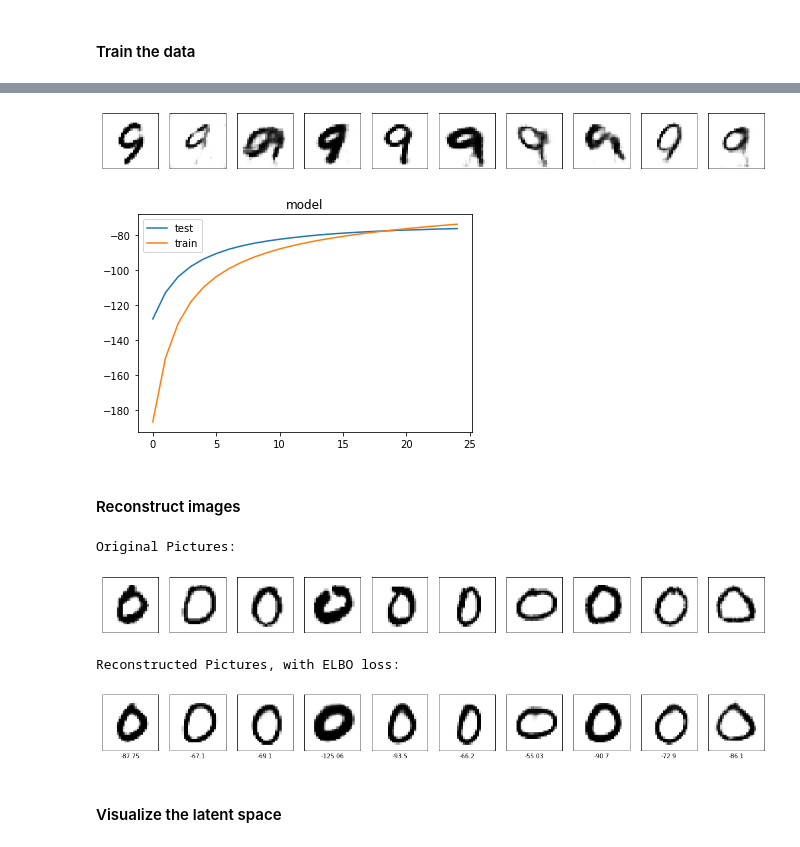
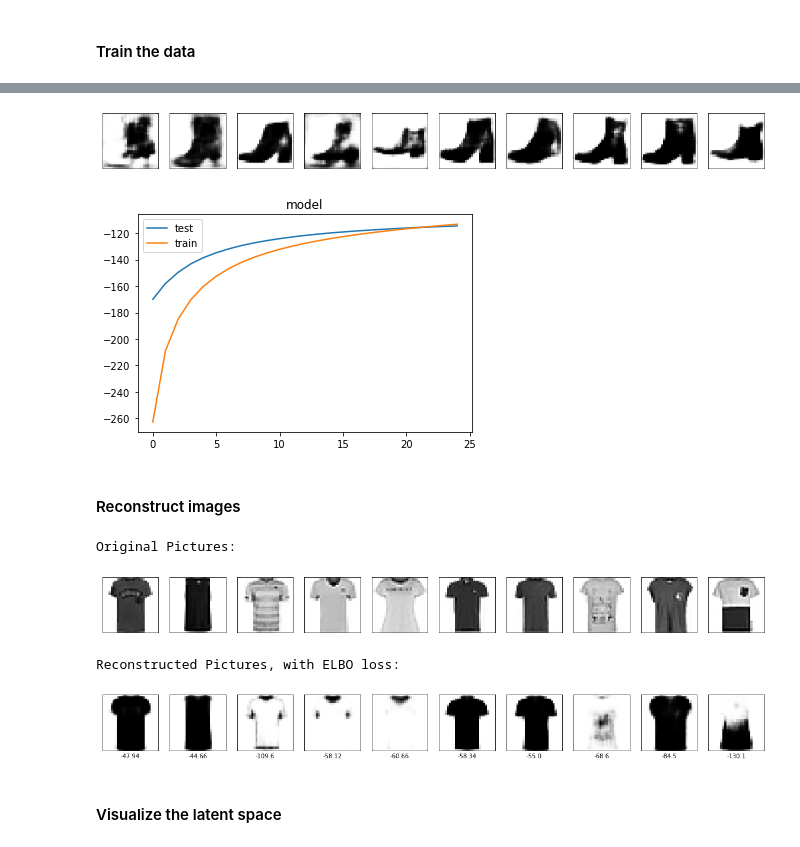
Before and after one commit to lorenzosintini/4YP, a Jupyter notebook: Models_v2/Conv_VAE_v2.ipynb, the cells around one changed output, grey strips where cells are left out. Cells and saved outputs as stored; diff of their text form; code cells hidden in the pictures.

```diff
--- a/Models_v2/Conv_VAE_v2.ipynb
+++ b/Models_v2/Conv_VAE_v2.ipynb
@@ -25,15 +32,6 @@ TensorFlow 2.x selected.
 # %% [markdown]
 #### Import Data and plot it
 # %%
-mnist = tf.keras.datasets.mnist
-(x_train, y_train), (x_test, y_test) = mnist.load_data()
-
-class_names = ['Zero','One', 'Two', 'Three', 'Four', 'Five','Six', 'Seven', 'Eight', 'Nine']
-N_image_channels = 1
-N_class = len(class_names)
-image_shape = x_train.shape[1:3]
-input_range = np.amax(x_train)
-
 def plot_images(x_train, y_train, figures_to_plot, pick_random=False, include_labels=True):
     n_rows = np.ceil((figures_to_plot[1])/10)
     plot = plt.figure(figsize=[20,2*n_rows])
@@ -48,4 +46,4 @@ def plot_images(x_train, y_train, figures_to_plot, pick_random=False, include_la
             plt.xlabel(y_train[pic_n])
     plt.show()
 
-plot_images(x_train, y_train, [0,10])
+#plot_images(x_train, y_train, [0,10])
@@ -172,7 +168,7 @@ def calculate_ssim(model, x):
 # %% [markdown]
 #### Define the optimizer
 # %%
-optimizer = tf.keras.optimizers.Adam(learning_rate = 0.001)
+optimizer = tf.keras.optimizers.Adam(learning_rate = 0.0003)
 # %% [markdown]
 #### Define loss metrics
 # %%
@@ -242,3 +238,13 @@ def change_ratio(x, y, chosen_classes, chosen_numbers):
         x_new = np.concatenate((x_new, x_class))
         y_new = np.concatenate((y_new, y_class))
     return x_new, y_new
+# %%
+mnist = tf.keras.datasets.mnist
+fashion_mnist = tf.keras.datasets.fashion_mnist
+(x_train, y_train), (x_test, y_test) = fashion_mnist.load_data()
+
+class_names = ['Zero','One', 'Two', 'Three', 'Four', 'Five','Six', 'Seven', 'Eight', 'Nine']
+N_image_channels = 1
+N_class = len(class_names)
+image_shape = x_train.shape[1:3]
+input_range = np.amax(x_train)
@@ -245,8 +260,8 @@ def change_ratio(x, y, chosen_classes, chosen_numbers):
 # %%
 chosen_classes=[0,1,2,3,4,5,6,7,8,9]
-chosen_numbers = [5400, 5400, 5400, 5400, 5400, 5400, 5400, 5400, 5400, 5400]
+chosen_numbers = [-1, -1, -1, -1, -1, -1, -1, -1, -1, -1]
 x_train, y_train = change_ratio(x_train, y_train, chosen_classes, chosen_numbers)
-chosen_numbers = [850, 850, 850, 850, 850, 850, 850, 850, 850, 850]
+chosen_numbers = [-1, -1, -1, -1, -1, -1, -1, -1, -1, -1]
 x_test, y_test = change_ratio(x_test, y_test, chosen_classes, chosen_numbers)
 
 x_train_0, y_train_0, x_test_0, y_test_0, train_dataset_0, test_dataset_0 = setup_dataset(x_train, y_train, x_test, y_test, chosen_classes=[0])
@@ -260,39 +275,39 @@ x_train_7, y_train_7, x_test_7, y_test_7, train_dataset_7, test_dataset_7 = setu
 x_train_8, y_train_8, x_test_8, y_test_8, train_dataset_8, test_dataset_8 = setup_dataset(x_train, y_train, x_test, y_test, chosen_classes=[8])
 x_train_9, y_train_9, x_test_9, y_test_9, train_dataset_9, test_dataset_9 = setup_dataset(x_train, y_train, x_test, y_test, chosen_classes=[9])
 
-z_size = 10
+z_size = 15
 model_0 = CVAE(z_size)
 model_1 = CVAE(z_size)
 model_2 = CVAE(z_size)
 model_3 = CVAE(z_size)
 model_4 = CVAE(z_size)
 model_5 = CVAE(z_size)
 model_6 = CVAE(z_size)
 model_7 = CVAE(z_size)
 model_8 = CVAE(z_size)
 model_9 = CVAE(z_size)
 
 model_dict = {'0' : model_0,
               '1' : model_1,
 		          '2' : model_2,
               '3' : model_3,
               '4' : model_4,
               '5' : model_5,
               '6' : model_6,
               '7' : model_7,
               '8' : model_8,
               '9' : model_9,}
 
 train_test_dataset(model_0, train_dataset_0, test_dataset_0, 25, generate=True)
 train_test_dataset(model_1, train_dataset_1, test_dataset_1, 25, generate=True)
 train_test_dataset(model_2, train_dataset_2, test_dataset_2, 25, generate=True)
 train_test_dataset(model_3, train_dataset_3, test_dataset_3, 25, generate=True)
 train_test_dataset(model_4, train_dataset_4, test_dataset_4, 25, generate=True)
 train_test_dataset(model_5, train_dataset_5, test_dataset_5, 25, generate=True)
 train_test_dataset(model_6, train_dataset_6, test_dataset_6, 25, generate=True)
 train_test_dataset(model_7, train_dataset_7, test_dataset_7, 25, generate=True)
 train_test_dataset(model_8, train_dataset_8, test_dataset_8, 25, generate=True)
 train_test_dataset(model_9, train_dataset_9, test_dataset_9, 25, generate=True)
 # %% [output]
-[figure, old version]
+[figure, new version]
-[figure, old version]
+[figure, new version]
@@ -330,9 +340,9 @@ def reconstruct_images(model, images):
 reconstruct_images(model_0, x_test_0[0:10])
 # %% [output]
 Original Pictures:
-[figure, old version]
+[figure, new version]
 Reconstructed Pictures, with ELBO loss:
-[figure, old version]
+[figure, new version]
 # %% [markdown]
 #### Visualize the latent space
 # %%
```
Also changed, not shown: parts of 14 cells of this notebook.
